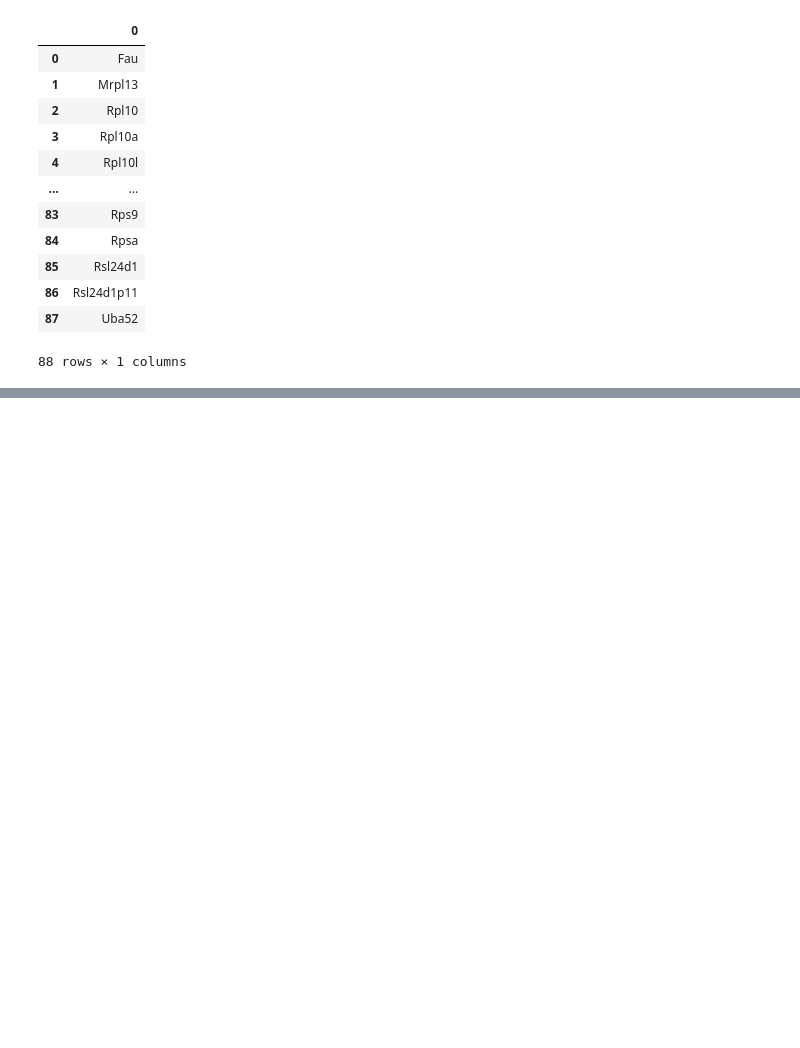
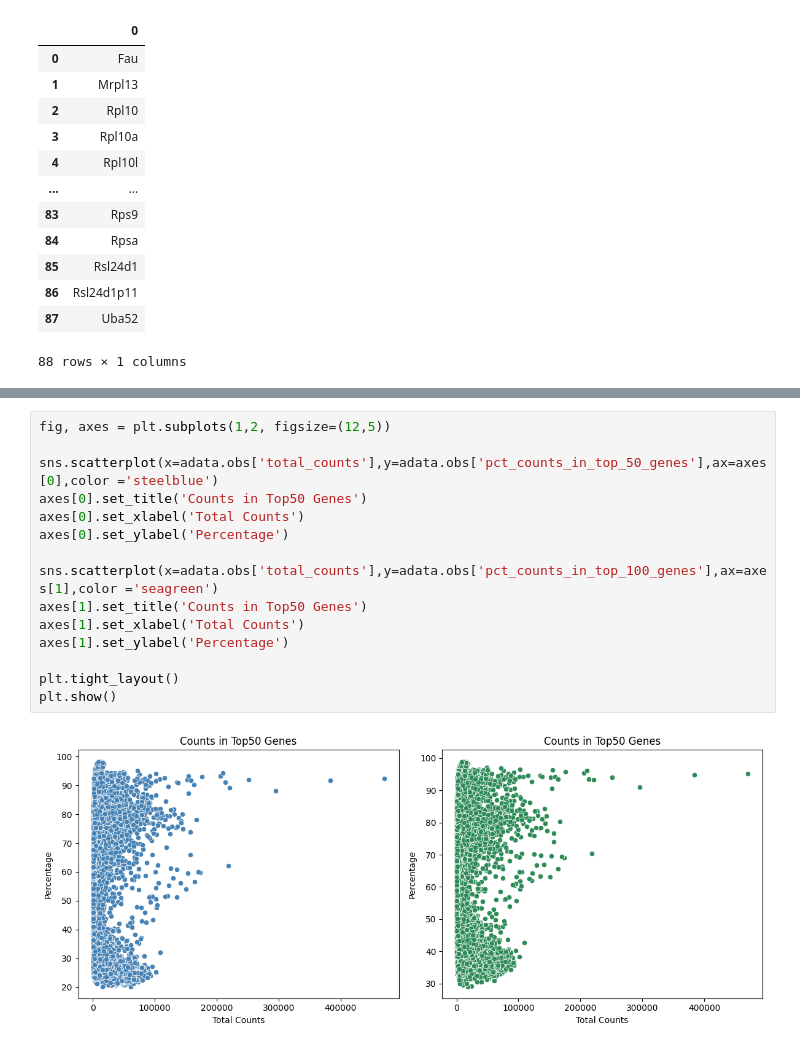
Before and after one commit to ThorstenCodes/scRNAseq-selfproject-pancreatitis, a Jupyter notebook: Pancreatitis_Reanalysis.ipynb, the cells around one changed output, grey strips where cells are left out. Cells and saved outputs as stored; diff of their text form; blank space fills up the shorter version.

```diff
--- a/Pancreatitis_Reanalysis.ipynb
+++ b/Pancreatitis_Reanalysis.ipynb
@@ -344,0 +367,17 @@ ribo_genes
+# %%
+fig, axes = plt.subplots(1,2, figsize=(12,5))
+
+sns.scatterplot(x=adata.obs['total_counts'],y=adata.obs['pct_counts_in_top_50_genes'],ax=axes[0],color ='steelblue')
+axes[0].set_title('Counts in Top50 Genes')
+axes[0].set_xlabel('Total Counts')
+axes[0].set_ylabel('Percentage')
+
+sns.scatterplot(x=adata.obs['total_counts'],y=adata.obs['pct_counts_in_top_100_genes'],ax=axes[1],color ='seagreen')
+axes[1].set_title('Counts in Top50 Genes')
+axes[1].set_xlabel('Total Counts')
+axes[1].set_ylabel('Percentage')
+
+plt.tight_layout()
+plt.show()
+# %% [output]
+[figure, added]
```
Also changed, not shown: parts of 16 cells of this notebook.
